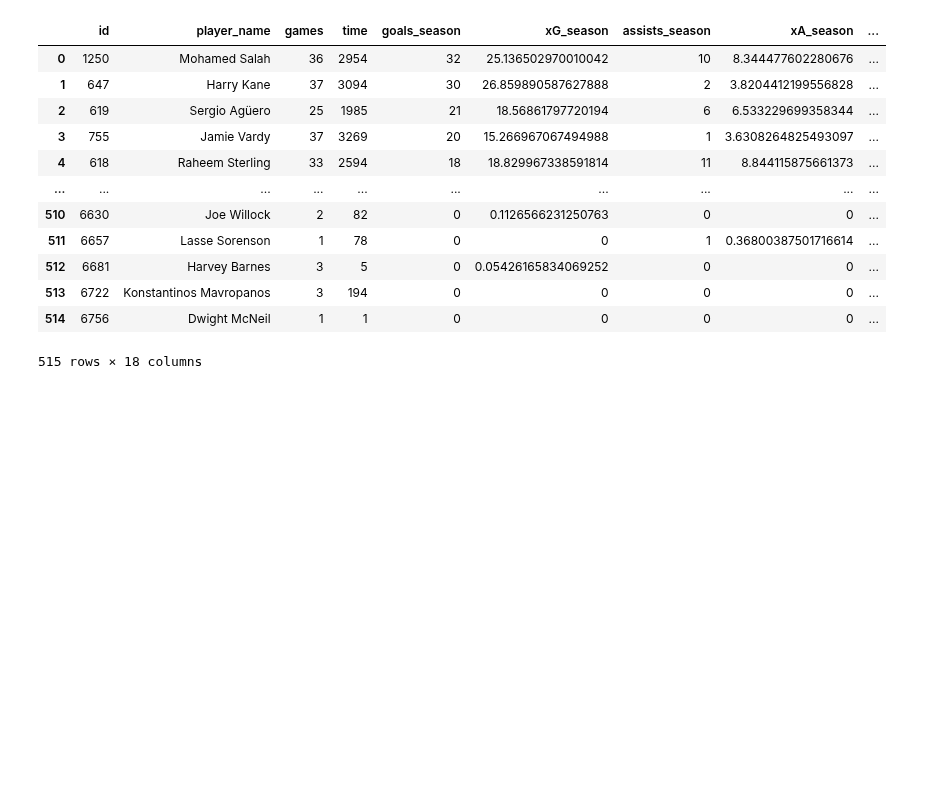
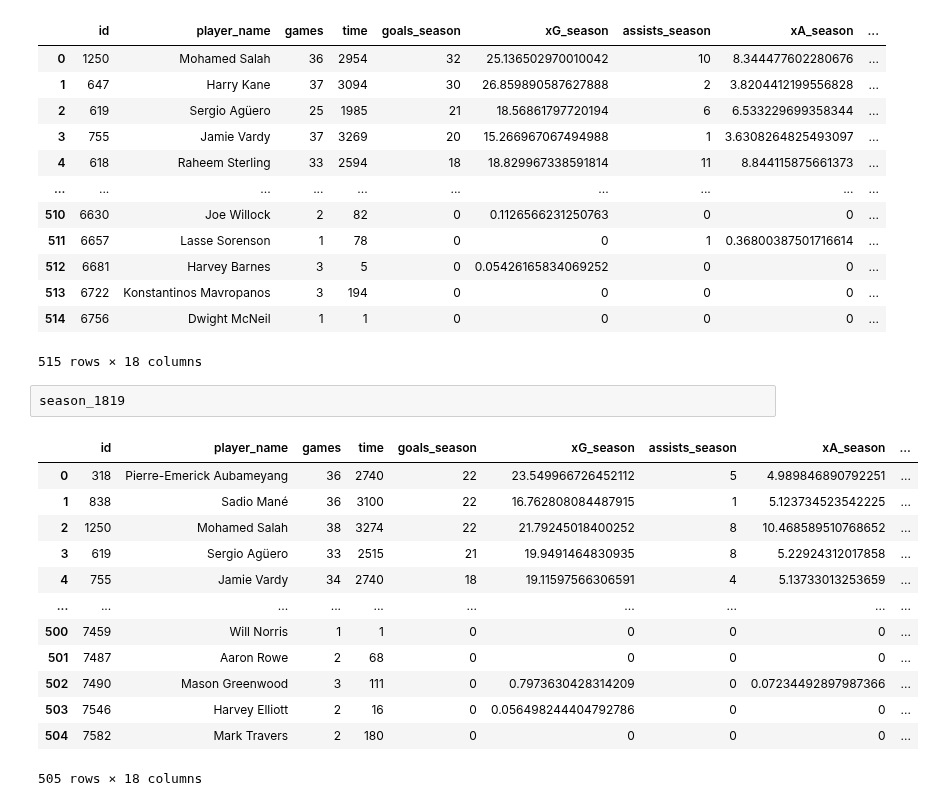
Before and after one commit to AmirMotefaker/my-Python-Projects, a Jupyter notebook: Football Player Analysis(FPA)/Web Scraping/Understat Data for Teams-Players EPL (2014-2019)/Players_Data_Scraping.ipynb, the cells around one changed output. Drawn from its saved outputs; the diff is of its cells as text; blank space fills up the shorter version.

Commit message:
Update Players_Data_Scraping

```diff
--- a/Football Player Analysis(FPA)/Web Scraping/Understat Data for Teams-Players EPL (2014-2019)/Players_Data_Scraping.ipynb
+++ b/Football Player Analysis(FPA)/Web Scraping/Understat Data for Teams-Players EPL (2014-2019)/Players_Data_Scraping.ipynb
@@ -158,3 +158,19 @@ season_1718
 | 513 | 6722 | Konstantinos Mavropanos | 3 | 194 | 0 | 0 | 0 | 0 | ... |
 | 514 | 6756 | Dwight McNeil | 1 | 1 | 0 | 0 | 0 | 0 | ... |
 515 rows × 18 columns
+# %%
+season_1819
+# %% [output]
+|  | id | player_name | games | time | goals_season | xG_season | assists_season | xA_season | ... |
+| 0 | 318 | Pierre-Emerick Aubameyang | 36 | 2740 | 22 | 23.549966726452112 | 5 | 4.989846890792251 | ... |
+| 1 | 838 | Sadio Mané | 36 | 3100 | 22 | 16.762808084487915 | 1 | 5.123734523542225 | ... |
+| 2 | 1250 | Mohamed Salah | 38 | 3274 | 22 | 21.79245018400252 | 8 | 10.468589510768652 | ... |
+| 3 | 619 | Sergio Agüero | 33 | 2515 | 21 | 19.9491464830935 | 8 | 5.22924312017858 | ... |
+| 4 | 755 | Jamie Vardy | 34 | 2740 | 18 | 19.11597566306591 | 4 | 5.13733013253659 | ... |
+| ... | ... | ... | ... | ... | ... | ... | ... | ... | ... |
+| 500 | 7459 | Will Norris | 1 | 1 | 0 | 0 | 0 | 0 | ... |
+| 501 | 7487 | Aaron Rowe | 2 | 68 | 0 | 0 | 0 | 0 | ... |
+| 502 | 7490 | Mason Greenwood | 3 | 111 | 0 | 0.7973630428314209 | 0 | 0.07234492897987366 | ... |
+| 503 | 7546 | Harvey Elliott | 2 | 16 | 0 | 0.056498244404792786 | 0 | 0 | ... |
+| 504 | 7582 | Mark Travers | 2 | 180 | 0 | 0 | 0 | 0 | ... |
+505 rows × 18 columns
```
